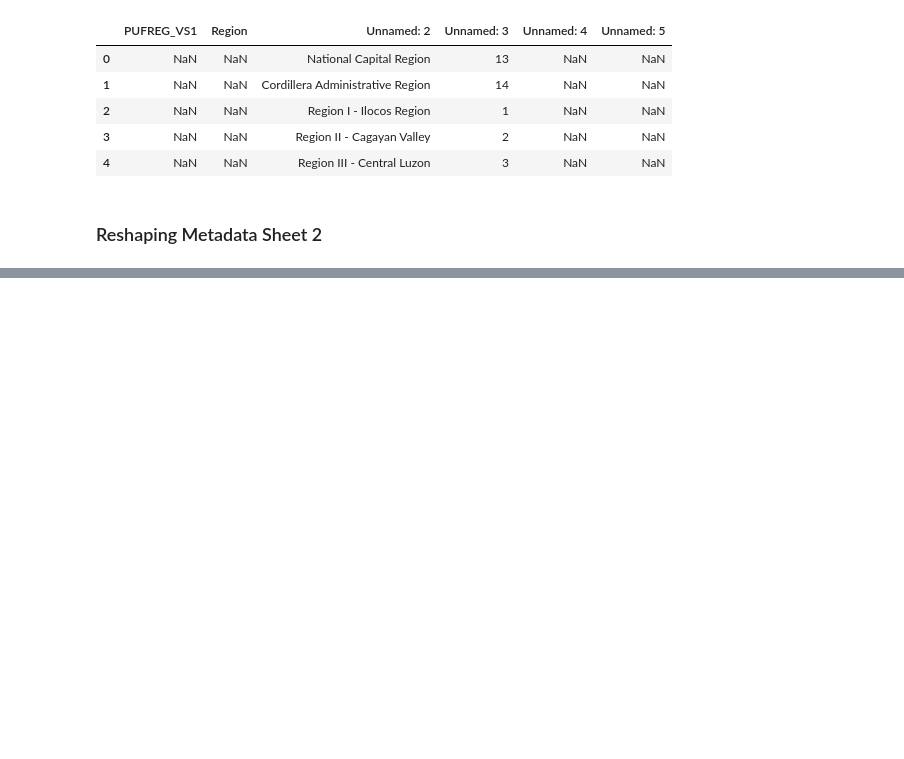
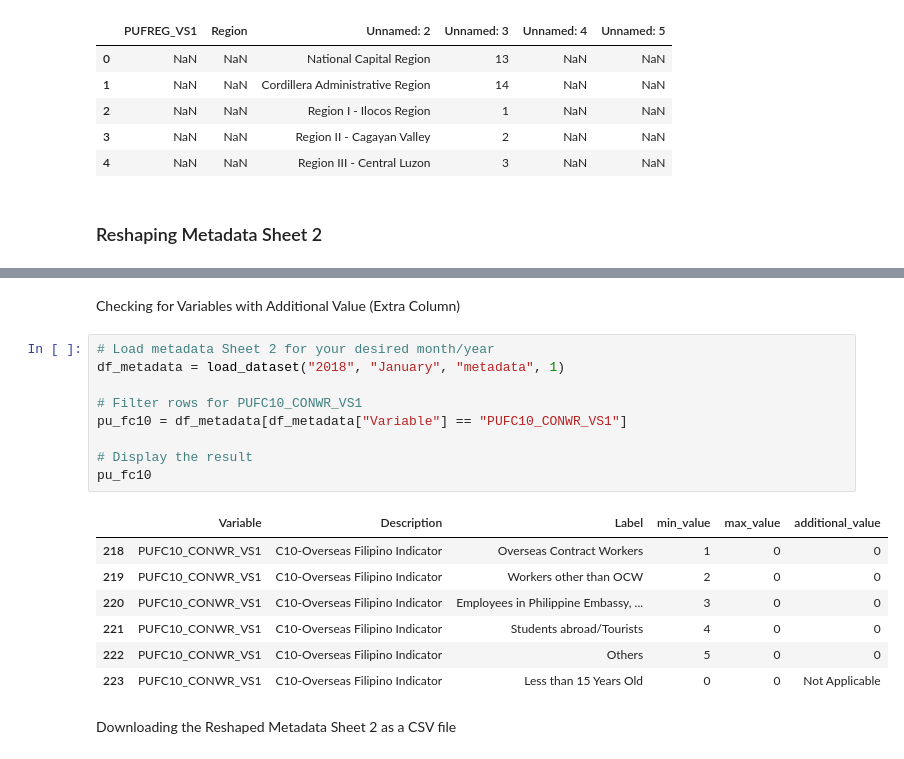
Before and after one commit to clemweb3/Preprocessing, a Jupyter notebook: Notebooks/Preprocessing.ipynb, the cells around one changed output, grey strips where cells are left out. Cells and saved outputs as stored; diff of their text form; blank space fills up the shorter version.

```diff
--- a/Notebooks/Preprocessing.ipynb
+++ b/Notebooks/Preprocessing.ipynb
@@ -450,0 +410,21 @@ Reshaped Sheet 2 saved to: G:\.shortcut-targets-by-id\1VctTphaltRx4xcPxmTJlRTrxL
+# %% [markdown]
+Checking for Variables with Additional Value (Extra Column)
+# %%
+# Load metadata Sheet 2 for your desired month/year
+df_metadata = load_dataset("2018", "January", "metadata", 1)
+
+# Filter rows for PUFC10_CONWR_VS1
+pu_fc10 = df_metadata[df_metadata["Variable"] == "PUFC10_CONWR_VS1"]
+
+# Display the result
+pu_fc10
+# %% [output]
+|  | Variable | Description | Label | min_value | max_value | additional_value |
+| 218 | PUFC10_CONWR_VS1 | C10-Overseas Filipino Indicator | Overseas Contract Workers | 1 | 0 | 0 |
+| 219 | PUFC10_CONWR_VS1 | C10-Overseas Filipino Indicator | Workers other than OCW | 2 | 0 | 0 |
+| 220 | PUFC10_CONWR_VS1 | C10-Overseas Filipino Indicator | Employees in Philippine Embassy, ... | 3 | 0 | 0 |
+| 221 | PUFC10_CONWR_VS1 | C10-Overseas Filipino Indicator | Students abroad/Tourists | 4 | 0 | 0 |
+| 222 | PUFC10_CONWR_VS1 | C10-Overseas Filipino Indicator | Others | 5 | 0 | 0 |
+| 223 | PUFC10_CONWR_VS1 | C10-Overseas Filipino Indicator | Less than 15 Years Old | 0 | 0 | Not Applicable |
+# %% [markdown]
+Downloading the Reshaped Metadata Sheet 2 as a CSV file
```
Also changed, not shown: parts of 13 cells of this notebook.
